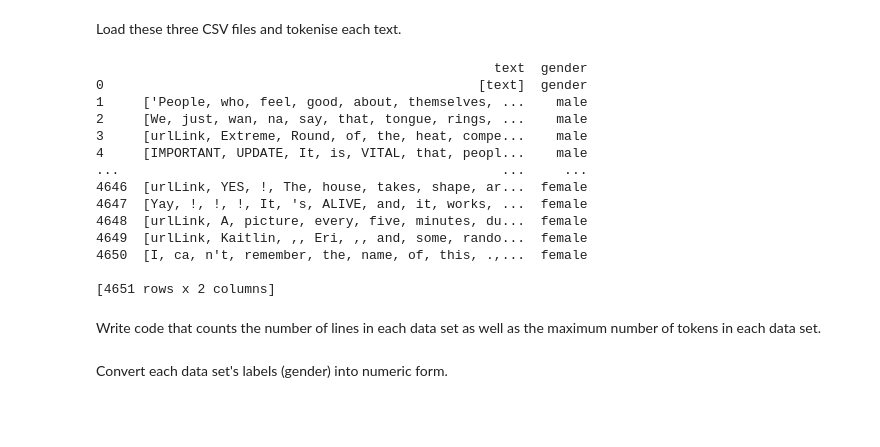
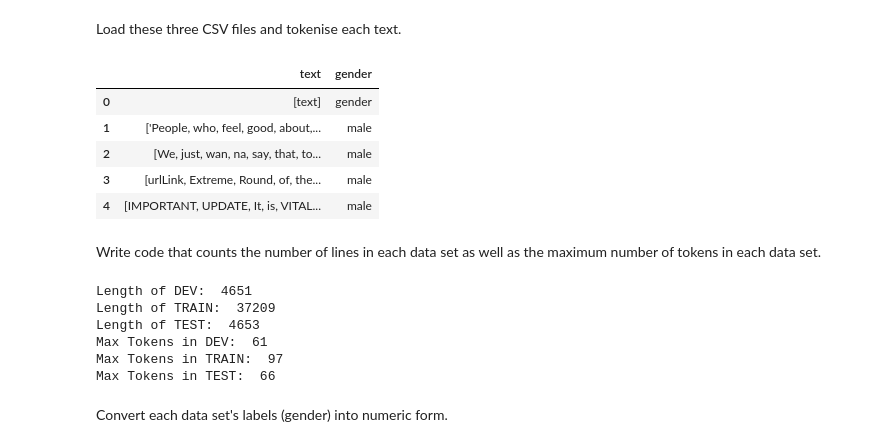
Before and after one commit to Fliinko/Deep-Learning-for-Gender-Classification-from-Text, a Jupyter notebook: text_classification.ipynb, the cells around one changed output. Drawn from its saved outputs; the diff is of its cells as text; code cells hidden in the pictures; blank space fills up the shorter version.

```diff
--- a/text_classification.ipynb
+++ b/text_classification.ipynb
@@ -31,32 +31,42 @@ Load these three CSV files and tokenise each text.
 # %%
 def load(file):
     data = pd.read_csv(file, header=None) # read the csv
     data.columns = ['text', 'gender'] # add column names
     return data
 
 dev = load('dev.csv')
 test = load('test.csv')
 train = load('train.csv')
 
 dev['text'] = dev.apply(lambda row: nltk.word_tokenize(row['text']), axis=1)
 test['text'] = test.apply(lambda row: nltk.word_tokenize(row['text']), axis=1)
 train['text'] = train.apply(lambda row: nltk.word_tokenize(row['text']), axis=1)
+
+#Example after Tokenization
+dev.head()
 # %% [output]
-                                                   text  gender
-0                                                [text]  gender
-1     ['People, who, feel, good, about, themselves, ...    male
-2     [We, just, wan, na, say, that, tongue, rings, ...    male
-3     [urlLink, Extreme, Round, of, the, heat, compe...    male
-4     [IMPORTANT, UPDATE, It, is, VITAL, that, peopl...    male
-...                                                 ...     ...
-4646  [urlLink, YES, !, The, house, takes, shape, ar...  female
-4647  [Yay, !, !, !, It, 's, ALIVE, and, it, works, ...  female
-4648  [urlLink, A, picture, every, five, minutes, du...  female
-4649  [urlLink, Kaitlin, ,, Eri, ,, and, some, rando...  female
-4650  [I, ca, n't, remember, the, name, of, this, .,...  female
-
-[4651 rows x 2 columns]
+|  | text | gender |
+| 0 | [text] | gender |
+| 1 | ['People, who, feel, good, about,... | male |
+| 2 | [We, just, wan, na, say, that, to... | male |
+| 3 | [urlLink, Extreme, Round, of, the... | male |
+| 4 | [IMPORTANT, UPDATE, It, is, VITAL... | male |
 # %% [markdown]
 Write code that counts the number of lines in each data set as well as the maximum number of tokens in each data set.
+# %%
+print('Length of DEV: ', len(dev))
+print('Length of TRAIN: ', len(train))
+print('Length of TEST: ', len(test))
+
+print('Max Tokens in DEV: ', max(dev['text'].str.len()))
+print('Max Tokens in TRAIN: ', max(train['text'].str.len()))
+print('Max Tokens in TEST: ', max(test['text'].str.len()))
+# %% [output]
+Length of DEV:  4651
+Length of TRAIN:  37209
+Length of TEST:  4653
+Max Tokens in DEV:  61
+Max Tokens in TRAIN:  97
+Max Tokens in TEST:  66
 # %% [markdown]
 Convert each data set's labels (gender) into numeric form.
```
Also changed, not shown: parts of 5 cells of this notebook.
